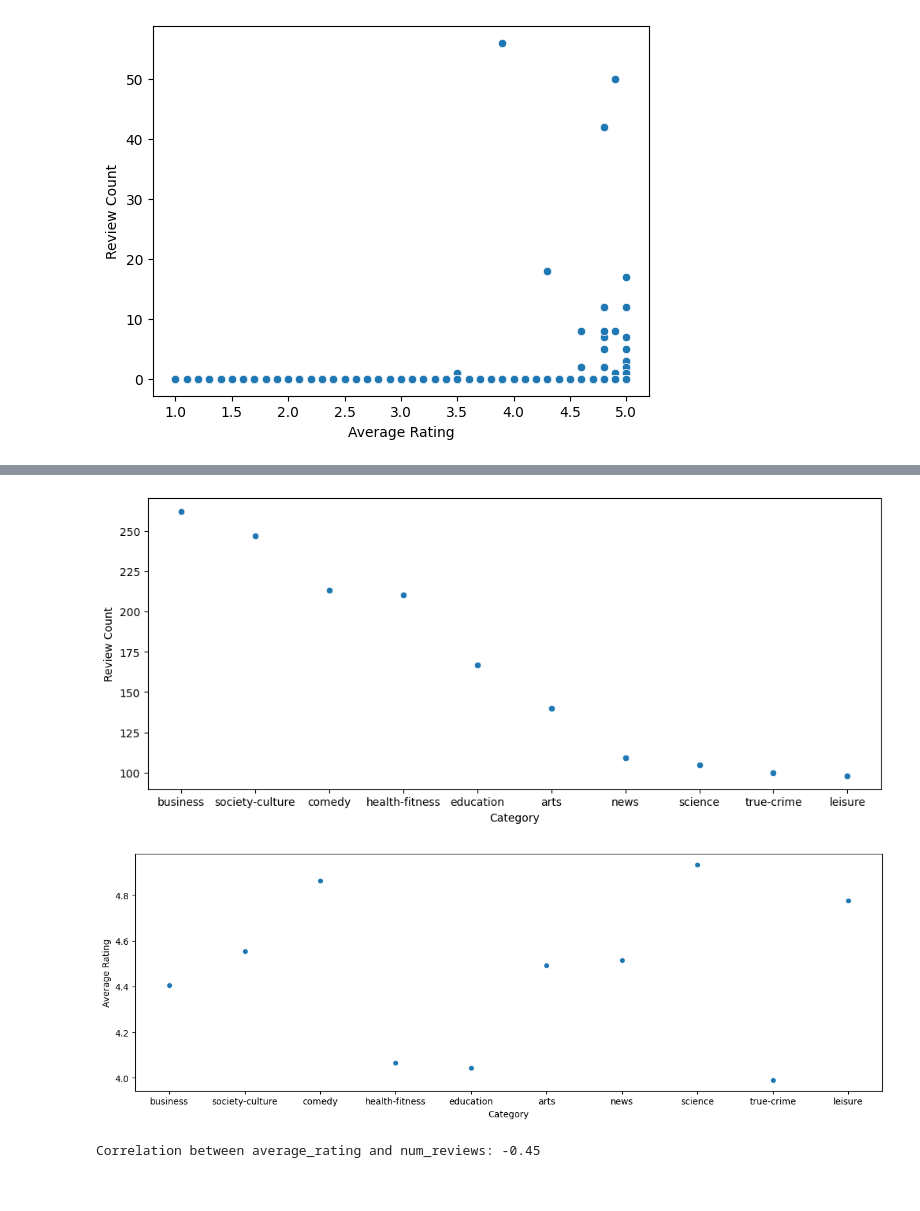
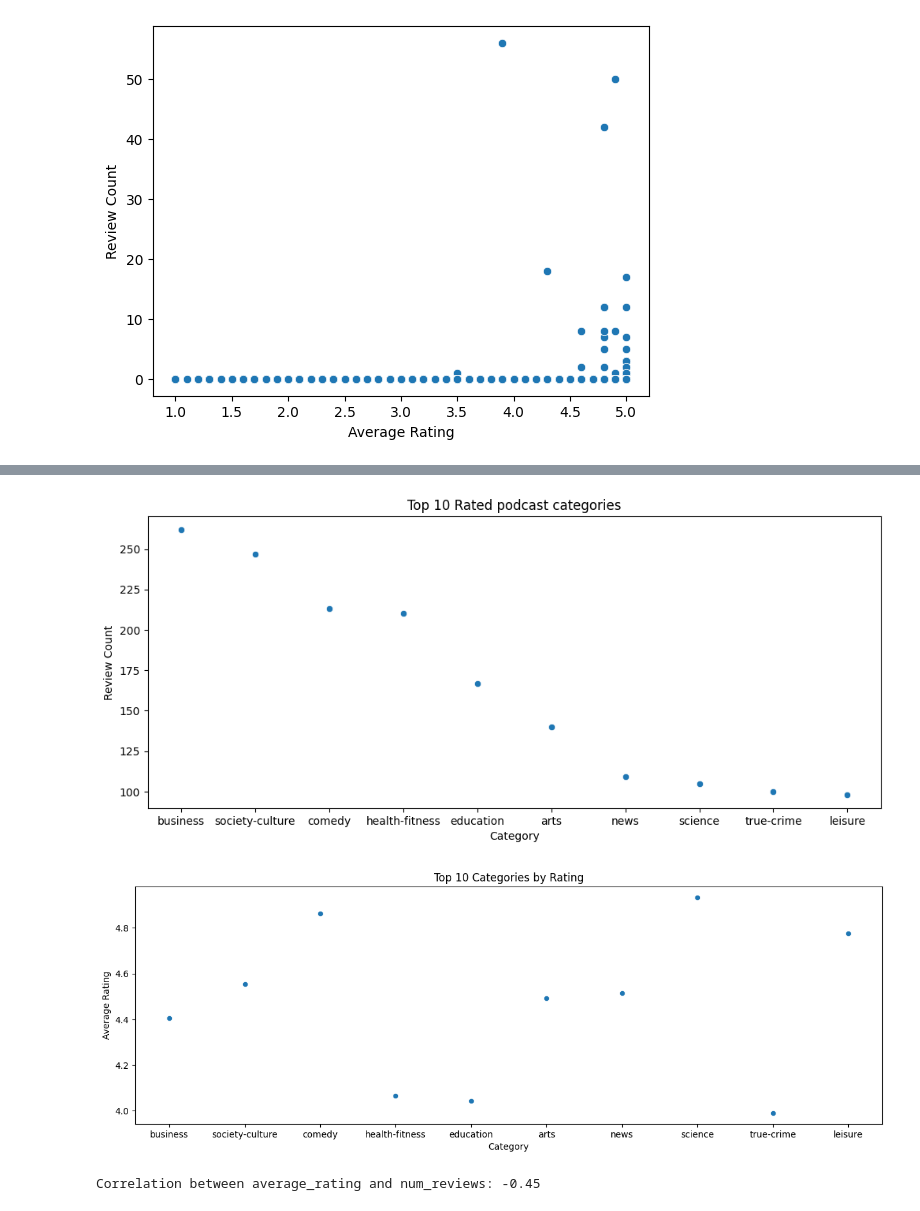
Before and after one commit to joshgeller05/DSCI-591, a Jupyter notebook: python/eda_notebook.ipynb, the cells around one changed output, grey strips where cells are left out. Drawn from its saved outputs; the diff is of its cells as text; code cells hidden in the pictures.

```diff
--- a/python/eda_notebook.ipynb
+++ b/python/eda_notebook.ipynb
@@ -374,22 +392,24 @@ categories
 # %%
 # Scatter plot of category vs number of reviews
 f = plt.figure()
 f.set_figwidth(12)
 sns.scatterplot(data=categories.df().head(10), x='category', y='num_reviews')
 plt.xlabel('Category')
 plt.ylabel('Review Count')
+plt.title("Top 10 Rated podcast categories")
 plt.show()
 # %% [output]
-[figure, old version]
+[figure, new version]
 # %%
 f = plt.figure()
 f.set_figwidth(15)
 sns.scatterplot(data=categories.df().sort_values('num_reviews',ascending=False).head(10), x='category', y='average_rating')
 plt.xlabel('Category')
 plt.ylabel('Average Rating')
+plt.title("Top 10 Categories by Rating")
 plt.show()
 # %% [output]
-[figure, old version]
+[figure, new version]
 # %%
 # Calculate the correlation between average_rating and num_reviews
 # negative association of columns
```
Also changed, not shown: parts of 9 cells of this notebook.
